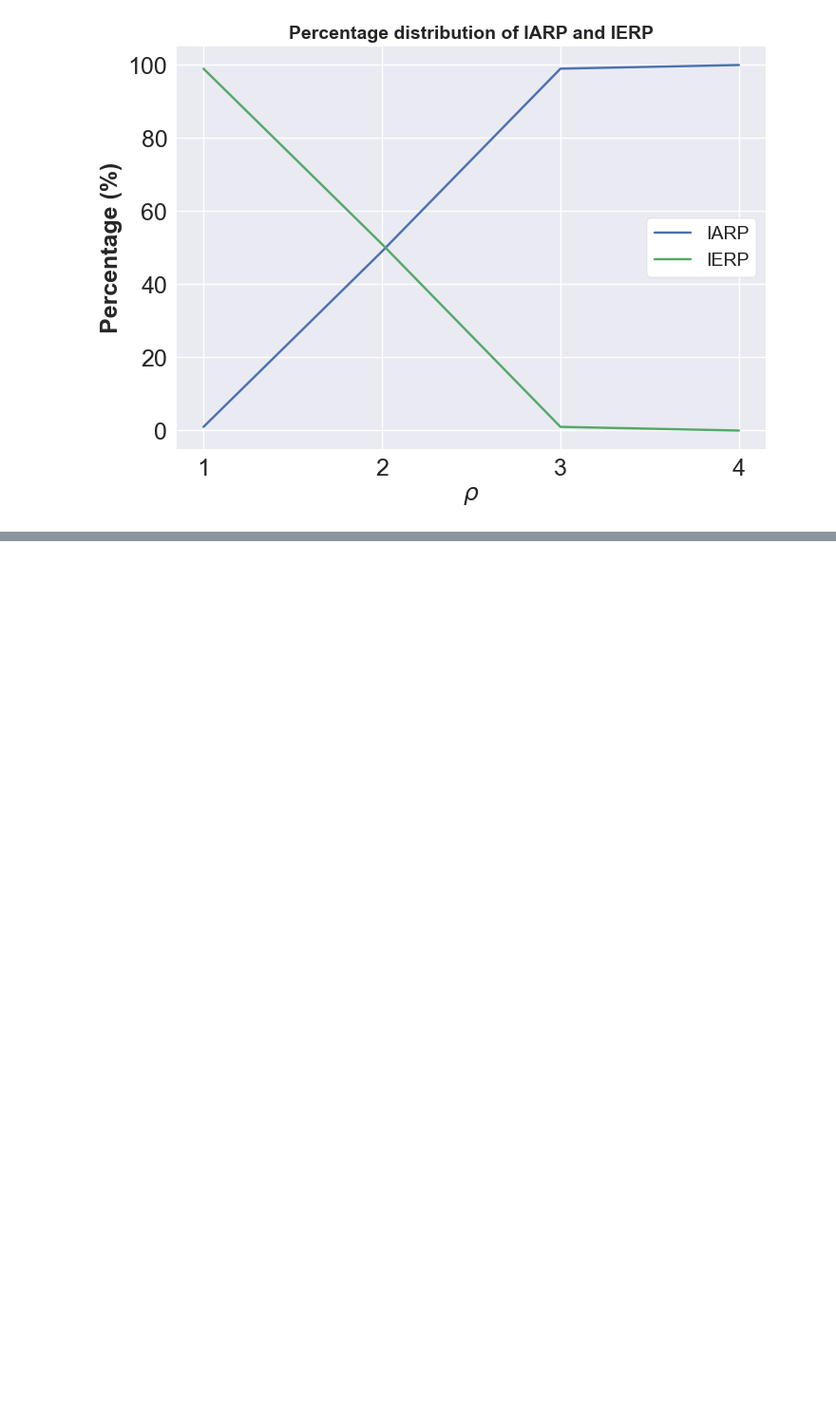
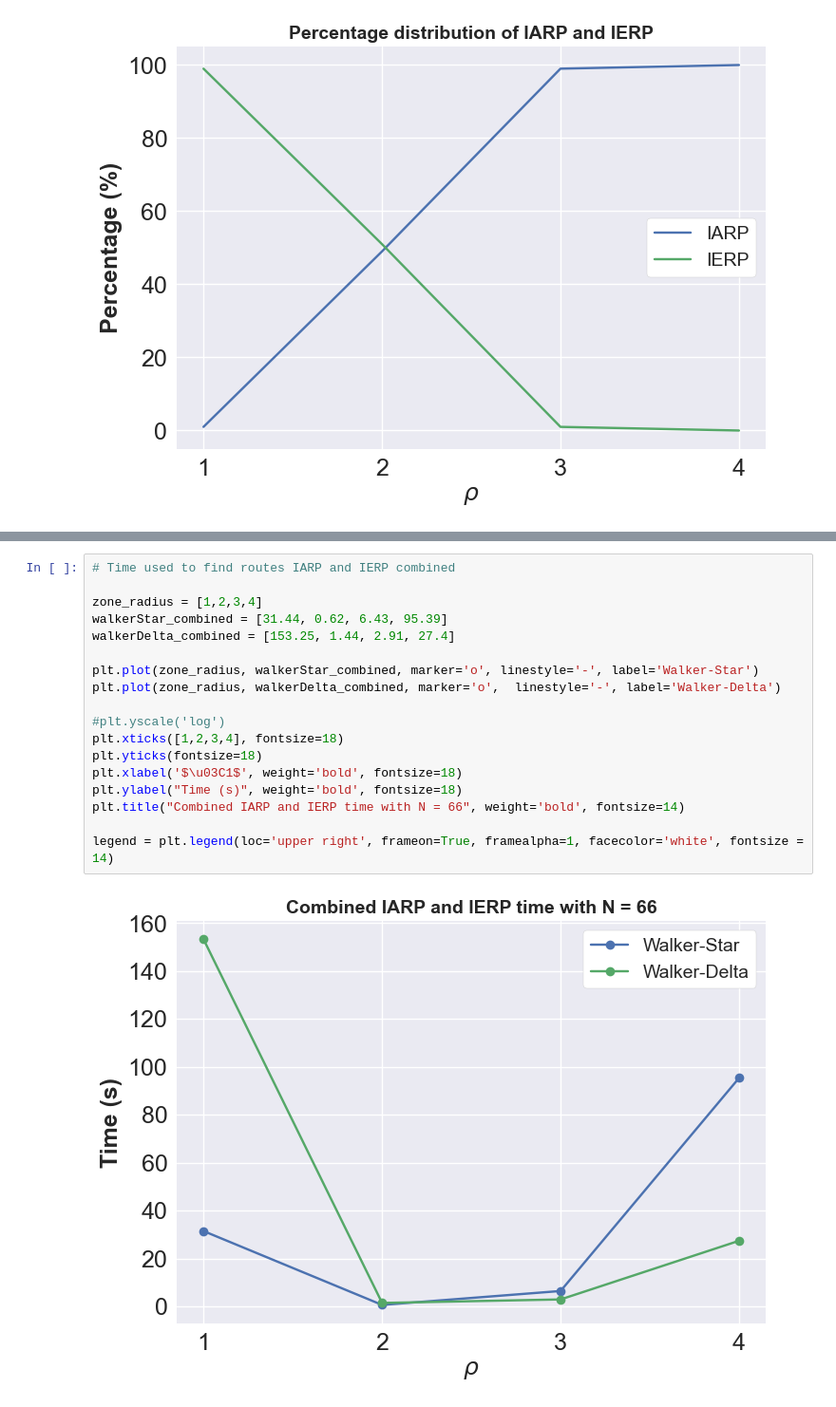
Before and after one commit to mathias-magnusson/Zone-routing-protocol, a Jupyter notebook: plot.ipynb, the cells around one changed output, grey strips where cells are left out. Shown at 95% size. Saved outputs shown, nothing was run; the diff lists cells and outputs as text; blank space fills up the shorter version.

Commit message:
New walker star and delta

```diff
--- a/plot.ipynb
+++ b/plot.ipynb
@@ -294,0 +285,20 @@ legend = plt.legend(loc='center right', bbox_to_anchor=(1, 0.5), frameon=True, f
+# %%
+# Time used to find routes IARP and IERP combined
+
+zone_radius = [1,2,3,4]
+walkerStar_combined = [31.44, 0.62, 6.43, 95.39]
+walkerDelta_combined = [153.25, 1.44, 2.91, 27.4]
+
+plt.plot(zone_radius, walkerStar_combined, marker='o', linestyle='-', label='Walker-Star')
+plt.plot(zone_radius, walkerDelta_combined, marker='o',  linestyle='-', label='Walker-Delta')
+
+#plt.yscale('log')
+plt.xticks([1,2,3,4], fontsize=18)
+plt.yticks(fontsize=18)
+plt.xlabel('$\u03C1$', weight='bold', fontsize=18)
+plt.ylabel("Time (s)", weight='bold', fontsize=18)
+plt.title("Combined IARP and IERP time with N = 66", weight='bold', fontsize=14)
+
+legend = plt.legend(loc='upper right', frameon=True, framealpha=1, facecolor='white', fontsize = 14)
+# %% [output]
+[figure, added]
```
Also changed, not shown: parts of 7 cells of this notebook.
